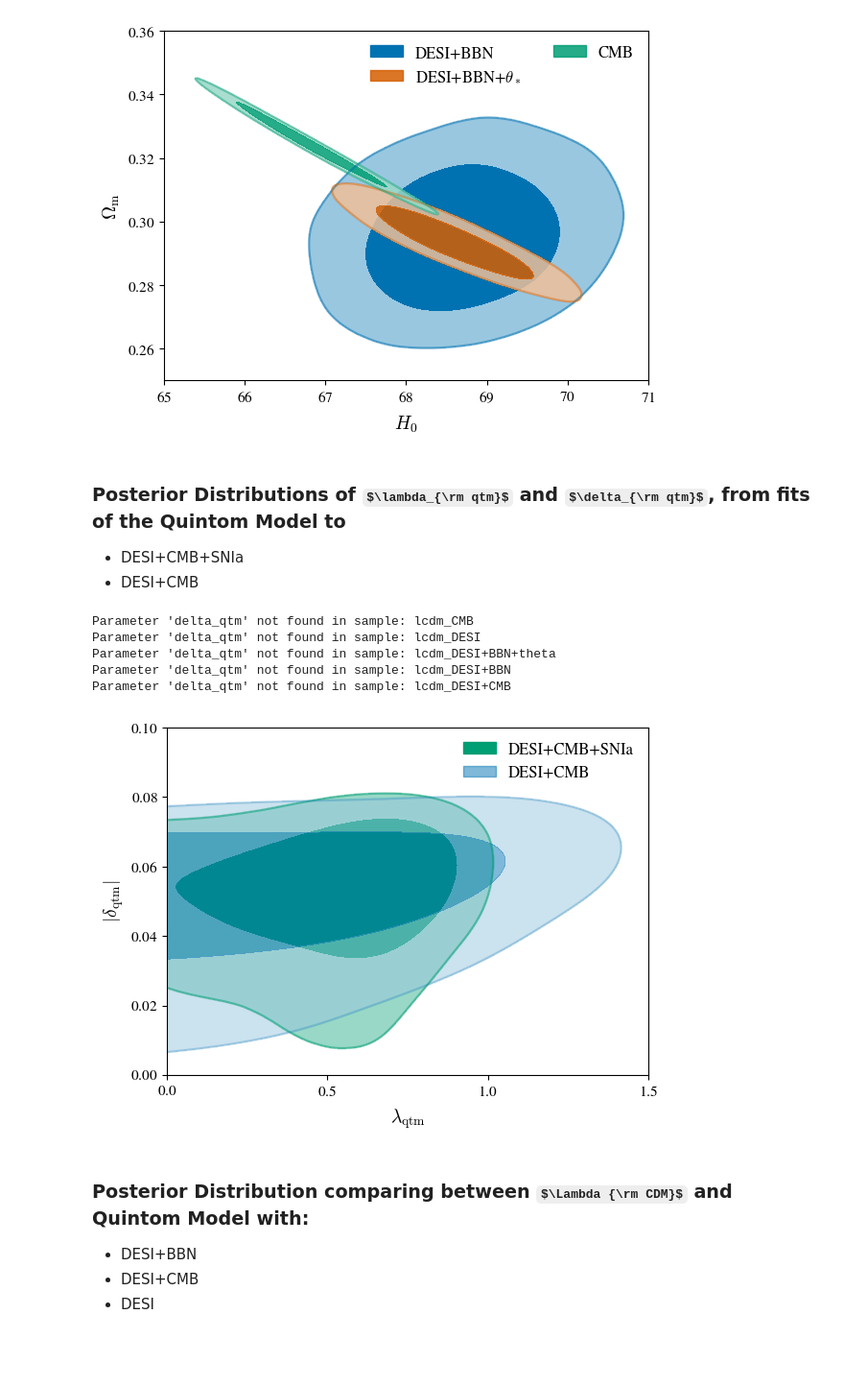
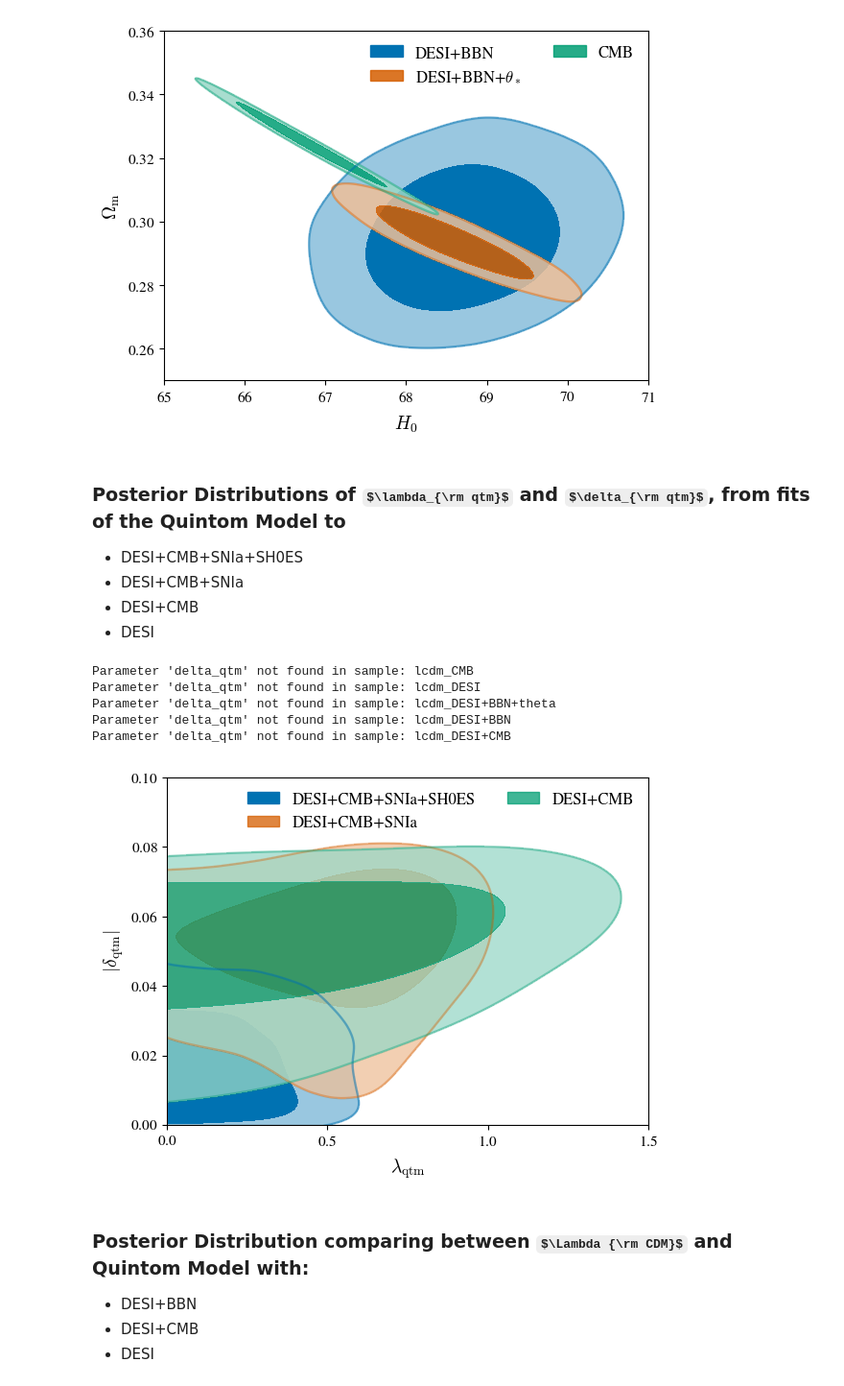
Before and after one commit to pandaphys201/quintom-project, a Jupyter notebook: notebook/2d_posterior.ipynb, the cells around one changed output. Shown at 96% size. Saved outputs shown, nothing was run; the diff lists cells and outputs as text; code cells hidden in the pictures; some formulas as TeX source; blank space fills up the shorter version.

```diff
--- a/notebook/2d_posterior.ipynb
+++ b/notebook/2d_posterior.ipynb
@@ -104,8 +104,10 @@ g.export(f'figure/lcdm_2d_posterior.pdf')
 [figure]
 # %% [markdown]
 ### Posterior Distributions of $\lambda_{\rm qtm}$ and $\delta_{\rm qtm}$, from fits of the Quintom Model to
+- DESI+CMB+SNIa+SH0ES
 - DESI+CMB+SNIa
 - DESI+CMB
+- DESI
 # %%
 for [sample, _, _] in chains.values():
     p = sample.getParams()
@@ -124,30 +126,34 @@ Parameter 'delta_qtm' not found in sample: lcdm_DESI+CMB
 # %%
 # Setting up the plot
 plot_settings = plots.GetDistPlotSettings()
 plot_settings.legend_frame = False  # Removes the box around the legend
-plot_settings.alpha_filled_add = 0.50      # Adjust transparency of filled contours
+plot_settings.alpha_filled_add = 0.75      # Adjust transparency of filled contours
 
 g = plots.get_single_plotter(settings=plot_settings)
 
 # plot_2d function
-g.plot_2d([chains['quintom_DESI+CMB+SNIa'][0], chains['quintom_DESI+CMB'][0]],
+g.plot_2d([chains['quintom_DESI+CMB+SNIa+SH0ES'][0],
+           chains['quintom_DESI+CMB+SNIa'][0],
+           chains['quintom_DESI+CMB'][0]],
           'lambda_qtm',
           'abs_delta_qtm',
           filled=True,
-          colors=["#009E73","#0072B2"],
+          colors=["#0072B2", "#D55E00", "#009E73"],
           lws=1
          )
 
 # Explicitly add the legend here
-labels = [chains['quintom_DESI+CMB+SNIa'][1], chains['quintom_DESI+CMB'][1]]
-g.add_legend(labels, legend_loc='upper right', legend_ncol=1) # You can adjust the location
+labels = [chains['quintom_DESI+CMB+SNIa+SH0ES'][1],
+          chains['quintom_DESI+CMB+SNIa'][1],
+          chains['quintom_DESI+CMB'][1]]
+g.add_legend(labels, legend_loc='upper right', legend_ncol=2) # You can adjust the location
 
 plt.xlim(0, 1.5)
 plt.ylim(0, 0.1)
 plt.show()
 g.export(f'figure/quintom_2d_posterior_DE_params.pdf')
 # %% [output]
-[figure, old version]
+[figure, new version]
 # %% [markdown]
 ### Posterior Distribution comparing between $\Lambda {\rm CDM}$ and Quintom Model with:
 - DESI+BBN
```
Also changed, not shown: 3 other files.
